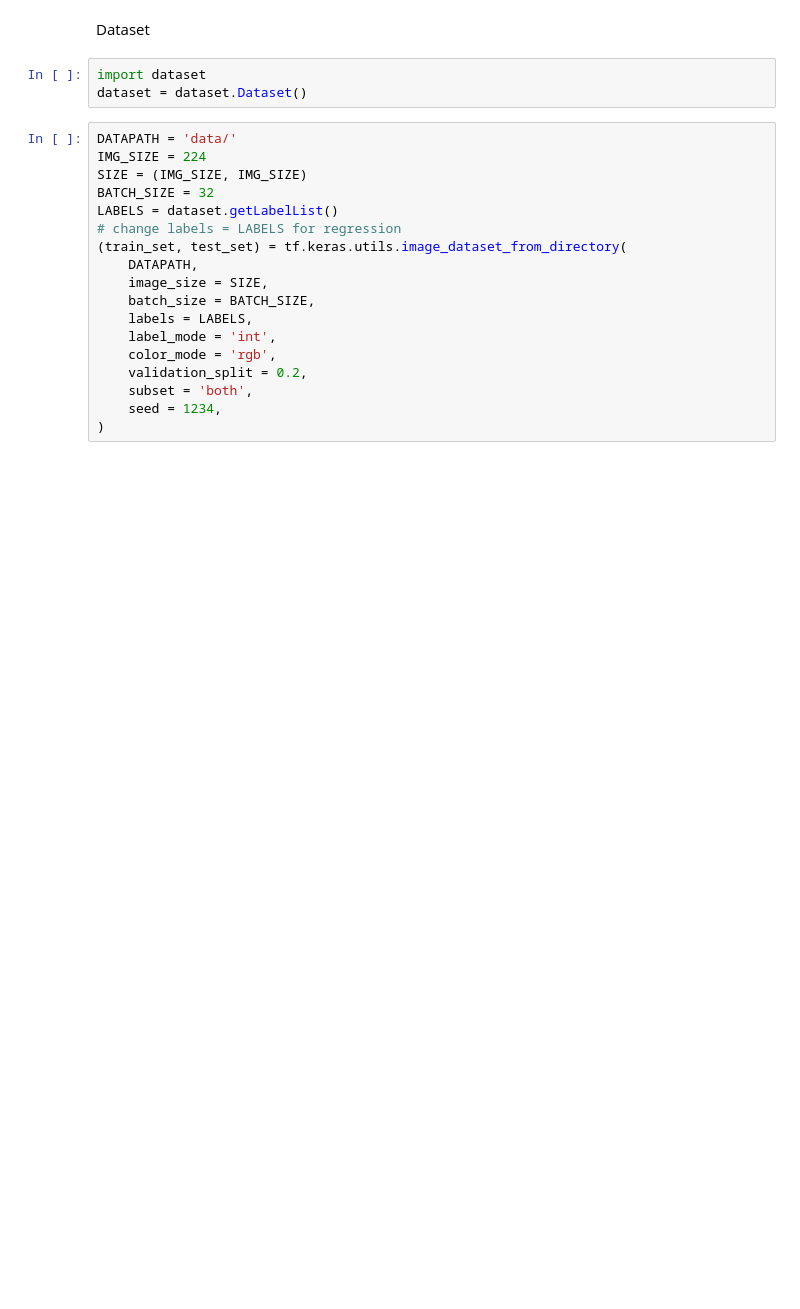
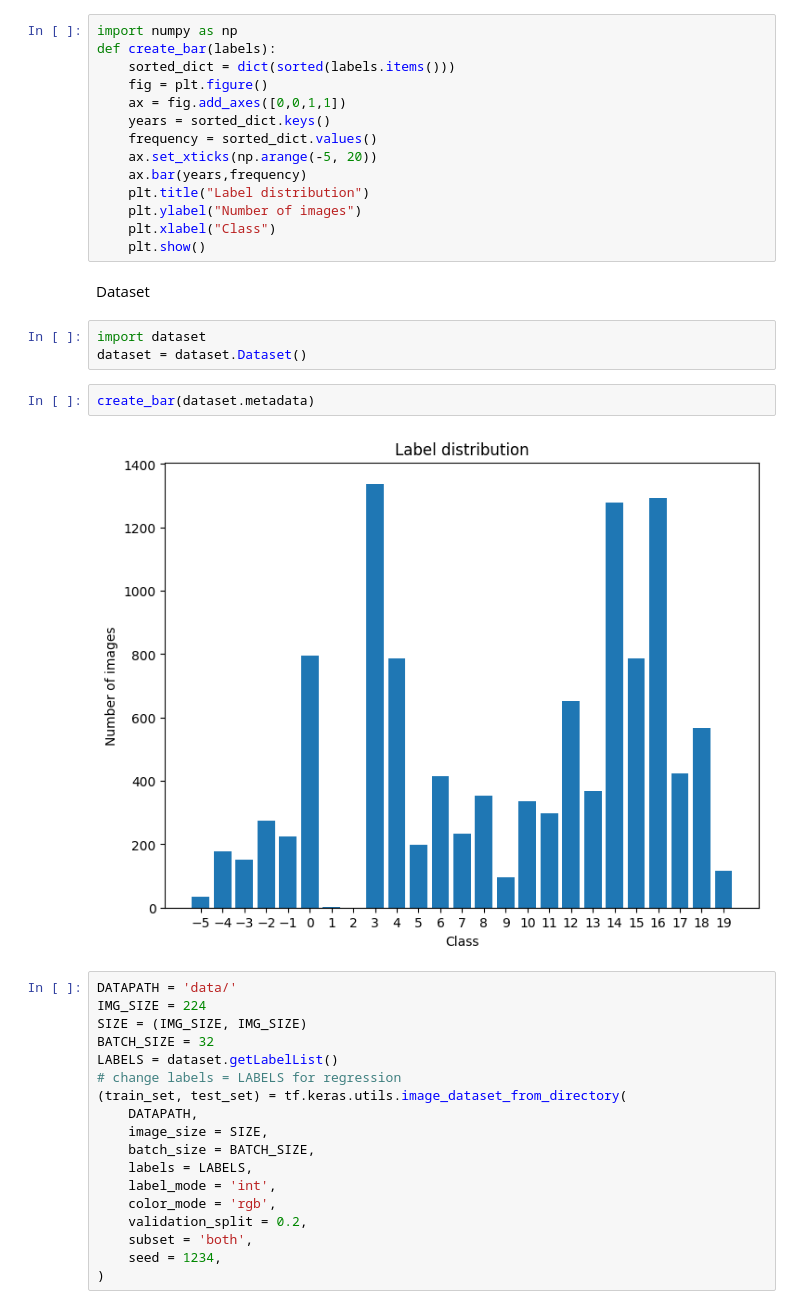
Before and after one commit to Alyks1/Bachelor, a Jupyter notebook: main.ipynb, the cells around one changed output. Saved outputs shown, nothing was run; the diff lists cells and outputs as text; blank space fills up the shorter version.

Commit message:
(feat) adds function to display class distribution
Signed-off-by: Alexander Gemmingen <alexander.gemmingen@gmx.de>

```diff
--- a/main.ipynb
+++ b/main.ipynb
@@ -18,11 +18,29 @@ def plot_graph(h, accType, name):
     name = "graphs/" + name + ".png"
     fig.savefig(name)
     plt.show()
+# %%
+import numpy as np
+def create_bar(labels):
+    sorted_dict = dict(sorted(labels.items()))
+    fig = plt.figure()
+    ax = fig.add_axes([0,0,1,1])
+    years = sorted_dict.keys()
+    frequency = sorted_dict.values()
+    ax.set_xticks(np.arange(-5, 20))
+    ax.bar(years,frequency)
+    plt.title("Label distribution")
+    plt.ylabel("Number of images")
+    plt.xlabel("Class")
+    plt.show()
 # %% [markdown]
 Dataset
 # %%
 import dataset
 dataset = dataset.Dataset()
+# %%
+create_bar(dataset.metadata)
+# %% [output]
+[figure, added]
 # %%
 DATAPATH = 'data/'
 IMG_SIZE = 224
```
Also changed, not shown: 1 other file.
